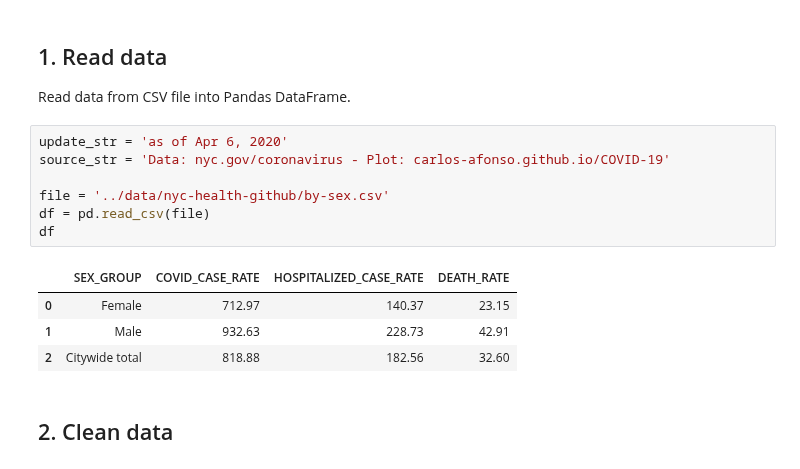
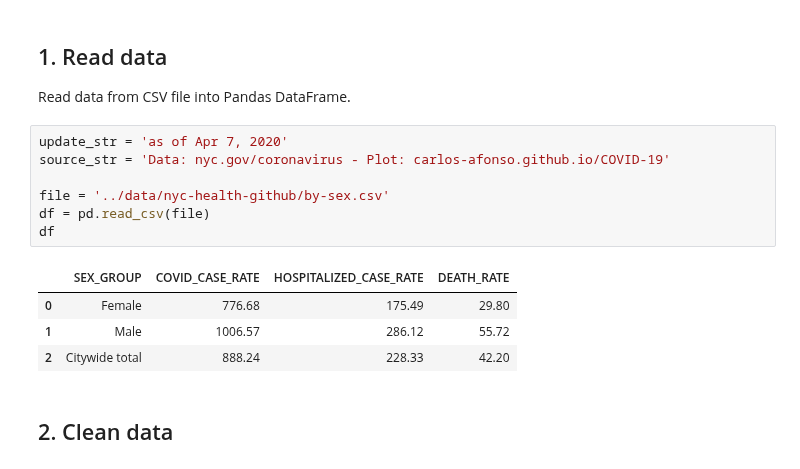
Before and after one commit to carlos-afonso/COVID-19, a Jupyter notebook: notebooks/nyc-covid-19-by-sex.ipynb, the cells around one changed output. Saved outputs shown, nothing was run; the diff lists cells and outputs as text.

```diff
--- a/notebooks/nyc-covid-19-by-sex.ipynb
+++ b/notebooks/nyc-covid-19-by-sex.ipynb
@@ -10,17 +10,17 @@ import pandas as pd
 
 Read data from CSV file into Pandas DataFrame.
 # %%
-update_str = 'as of Apr 6, 2020'
+update_str = 'as of Apr 7, 2020'
 source_str = 'Data: nyc.gov/coronavirus - Plot: carlos-afonso.github.io/COVID-19'
 
 file = '../data/nyc-health-github/by-sex.csv'
 df = pd.read_csv(file)
 df
 # %% [output]
 |  | SEX_GROUP | COVID_CASE_RATE | HOSPITALIZED_CASE_RATE | DEATH_RATE |
-| 0 | Female | 712.97 | 140.37 | 23.15 |
-| 1 | Male | 932.63 | 228.73 | 42.91 |
-| 2 | Citywide total | 818.88 | 182.56 | 32.60 |
+| 0 | Female | 776.68 | 175.49 | 29.80 |
+| 1 | Male | 1006.57 | 286.12 | 55.72 |
+| 2 | Citywide total | 888.24 | 228.33 | 42.20 |
 # %% [markdown]
 ## 2. Clean data
 # %%
```
Also changed, not shown: parts of 2 cells of this notebook, 2 other files.
